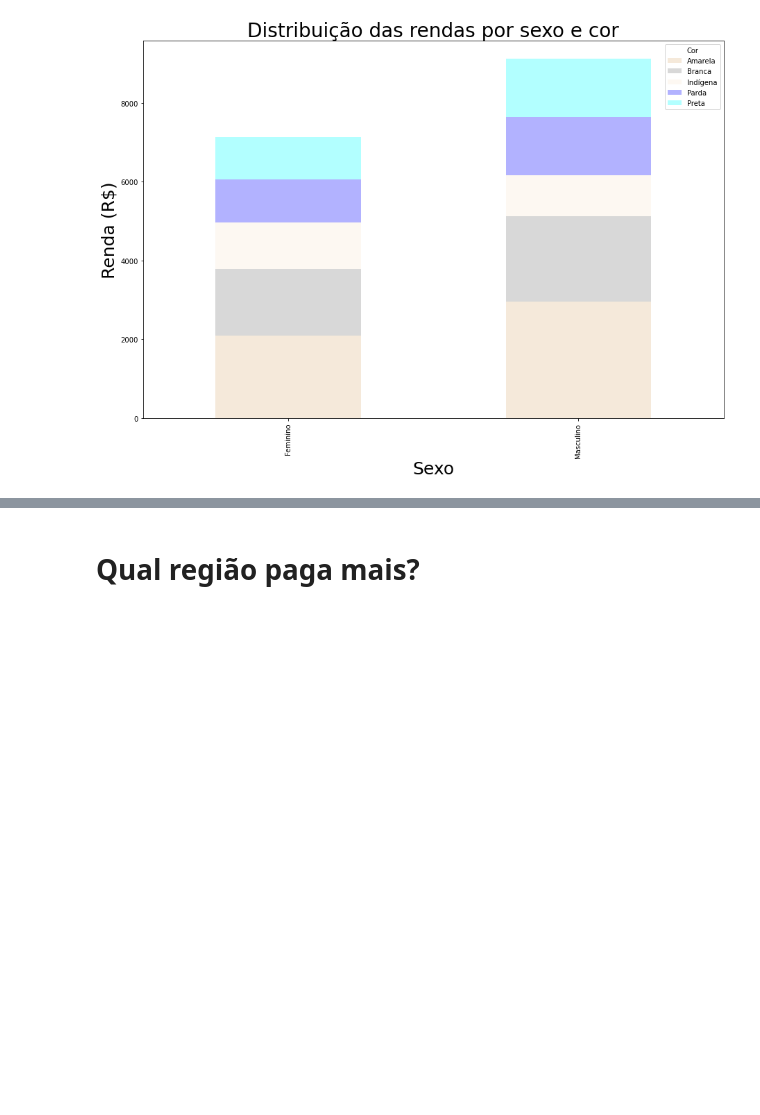
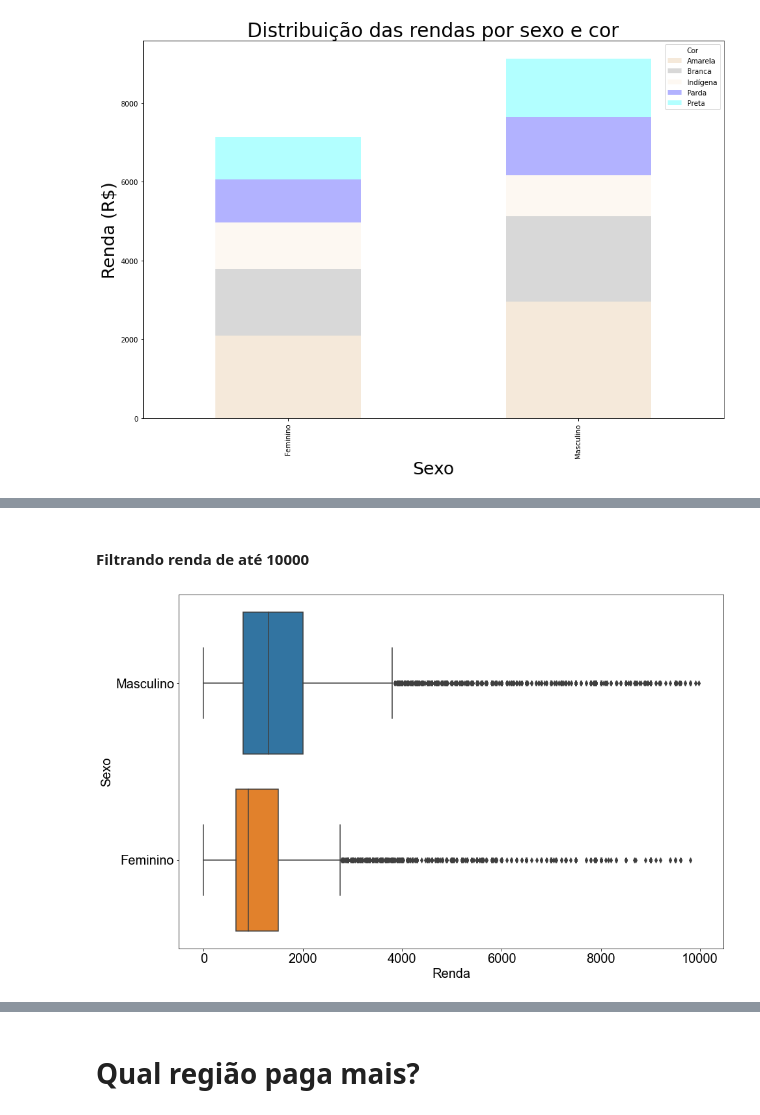
Before and after one commit to Marcus-Bernard0/Data-Science-projects, a Jupyter notebook: 1 - Projeto PNAD/Projeto.ipynb, the cells around one changed output, grey strips where cells are left out. Cells and saved outputs as stored; diff of their text form; code cells hidden in the pictures; blank space fills up the shorter version.

```diff
--- a/1 - Projeto PNAD/Projeto.ipynb
+++ b/1 - Projeto PNAD/Projeto.ipynb
@@ -426,0 +434,7 @@ ax.figure.savefig('cor.png')
+# %% [markdown]
+#### Filtrando renda de até 10000
+# %%
+ax = sns.boxplot(x = 'Renda', y = 'Sexo',  data = dados.query('Renda < 10000'), orient = 'h')
+ax.figure.set_size_inches(15, 10)
+# %% [output]
+[figure, added]
```
Also changed, not shown: parts of 25 cells of this notebook, 4 other files.
